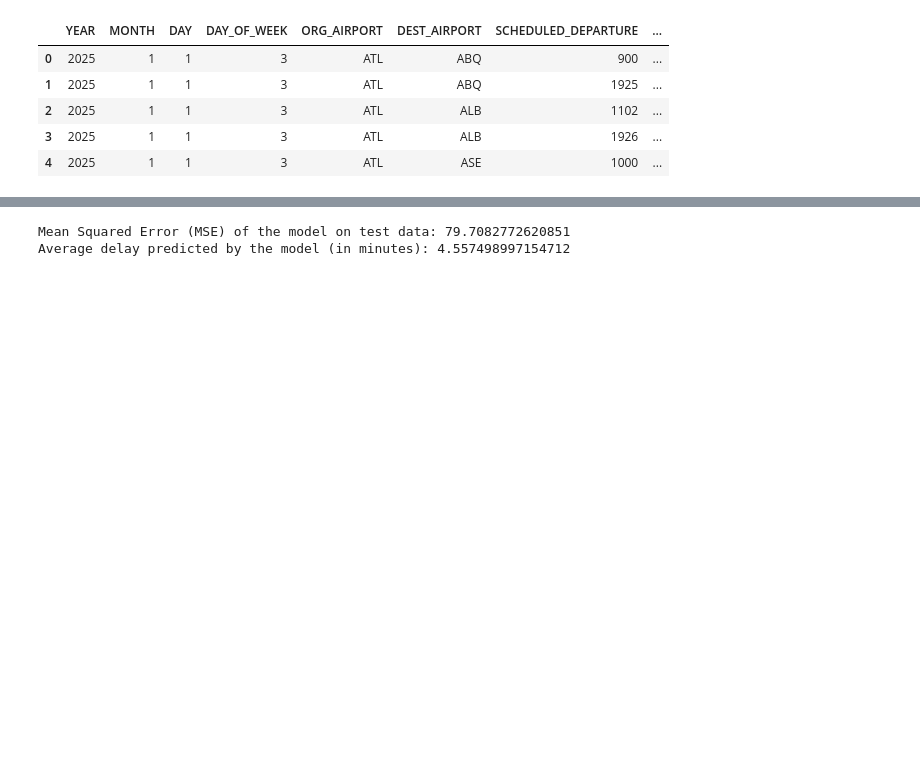
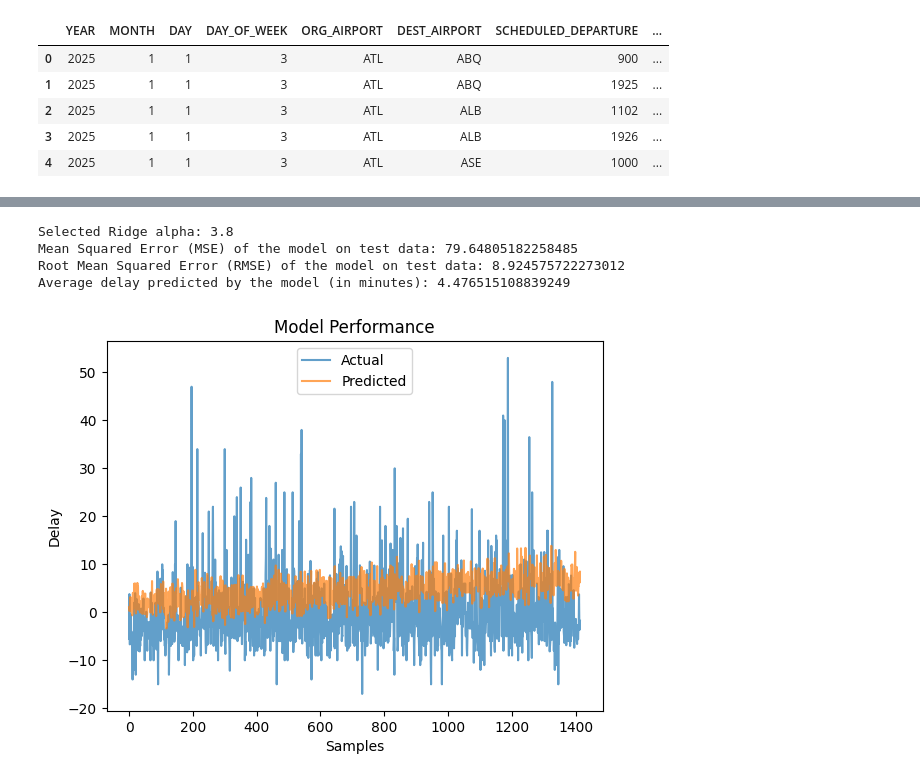
Before and after one commit to JesseCoggins/flight-delay-mlops, a Jupyter notebook: notebooks/flight_delay_mlflow_tracking.ipynb, the cells around one changed output, grey strips where cells are left out. Cells and saved outputs as stored; diff of their text form; code cells hidden in the pictures; blank space fills up the shorter version.

```diff
--- a/notebooks/flight_delay_mlflow_tracking.ipynb
+++ b/notebooks/flight_delay_mlflow_tracking.ipynb
@@ -385,37 +388,40 @@ with mlflow.start_run(experiment_id=experiment.experiment_id, run_name="Final Mo
     mse = metrics.mean_squared_error(y_true, y_pred)
     avg_delay = float(np.mean(y_pred)) # Calculate average of predicted values
 
     # 1. The informational log files generated from the import_data and clean_data scripts
     mlflow.log_artifact("polynomial_regression.txt")
 
     # 2. The input parameters (alpha and order) to the final regression against the test data
-    alpha = 20
-    order = 1
-    mlflow.log_param("alpha", alpha)
+    mlflow.log_param("alpha", parameters[0])
     mlflow.log_param("order", order)
 
     # 3. The performance plot
     plt.figure()
     plt.plot(y_true, label='Actual', alpha=0.7)
     plt.plot(y_pred, label='Predicted', alpha=0.7)
     plt.title('Model Performance')
     plt.xlabel('Samples')
     plt.ylabel('Delay')
     plt.legend()
-    plt.savefig("performance_plot.png")
-    mlflow.log_artifact("performance_plot.png")
+    plt.savefig("../assets/performance_plot.png")
+    mlflow.log_artifact("../assets/performance_plot.png")
 
     # 4. The model performance metrics (mean squared error and the average delay in minutes)
     mlflow.log_metric("mean_squared_error", mse)
     mlflow.log_metric("average_delay_minutes", avg_delay)
     # Print the calculated values
+    print(f"Selected Ridge alpha: {parameters[0]}")
     print(f"Mean Squared Error (MSE) of the model on test data: {mse}")
+    print(f"Root Mean Squared Error (RMSE) of the model on test data: {test_rmse}")
     print(f"Average delay predicted by the model (in minutes): {avg_delay}")
 
 # This will automatically end the run
 # mlflow.end_run() is not needed with the 'with' statement that scopes the run
 
 logging.shutdown()
 # %% [output]
-Mean Squared Error (MSE) of the model on test data: 79.7082772620851
-Average delay predicted by the model (in minutes): 4.557498997154712
+Selected Ridge alpha: 3.8
+Mean Squared Error (MSE) of the model on test data: 79.64805182258485
+Root Mean Squared Error (RMSE) of the model on test data: 8.924575722273012
+Average delay predicted by the model (in minutes): 4.476515108839249
+[figure, added]
```
Also changed, not shown: parts of 9 cells of this notebook, 10 other files.
